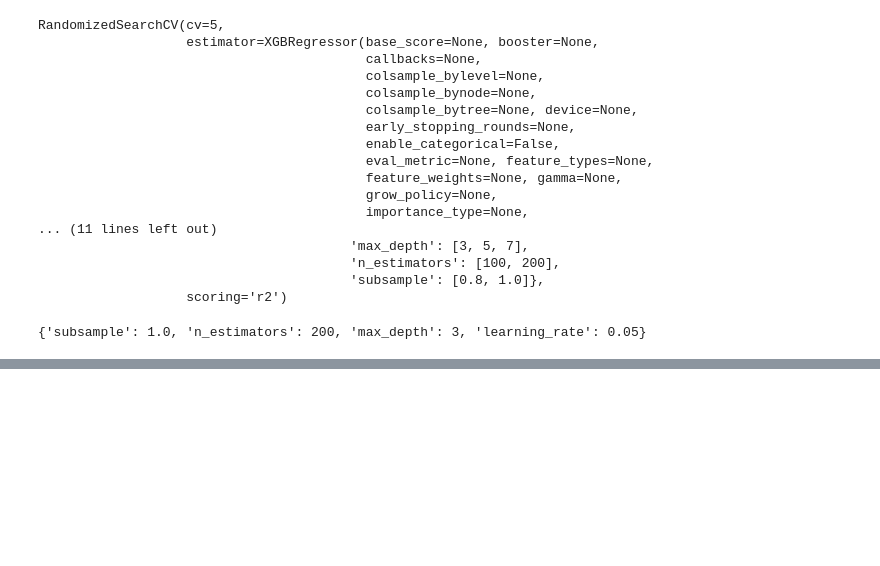
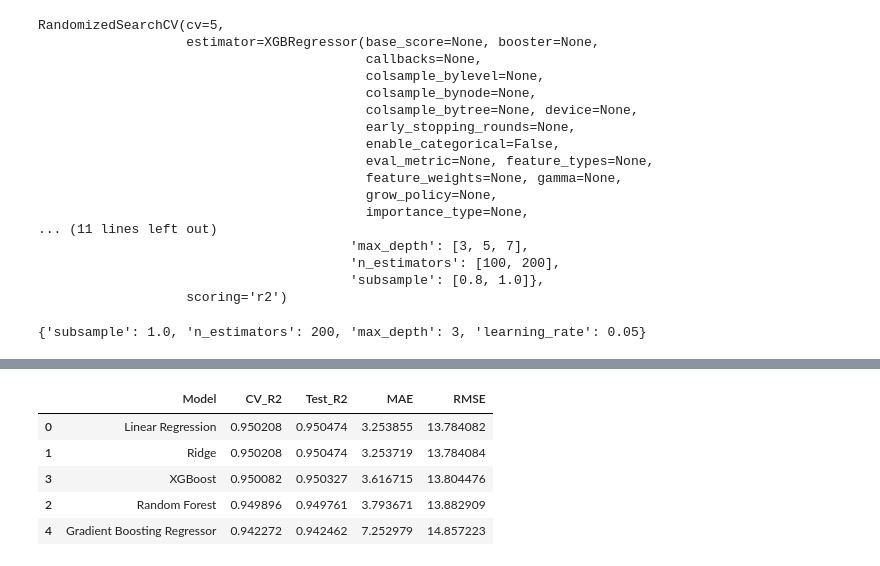
Before and after one commit to Frierensama/Content_Monetization_Modeler, a Jupyter notebook: Notebooks/FE_and_model_creation.ipynb, the cells around one changed output, grey strips where cells are left out. Drawn from its saved outputs; the diff is of its cells as text; code cells hidden in the pictures; blank space fills up the shorter version.

```diff
--- a/Notebooks/FE_and_model_creation.ipynb
+++ b/Notebooks/FE_and_model_creation.ipynb
@@ -156,14 +154,6 @@ AttributeError: 'list' object has no attribute 'appedn'
 # %%
 results.append(['Random Forest' ,rf_cv ,rf_r2 ,rf_mae ,rf_rmse])
 # %%
-# gbr = GradientBoostingRegressor(random_state=61)
+gbr = GradientBoostingRegressor(n_estimators=50, learning_rate=0.05, max_depth = 4, random_state=61)
 
-# gbr_params = {
-#     'n_estimators':[100,200],
-#     'learning_rate':[0.01,0.05,0.1],
-#     'max_depth':[3,4,5]
-# }
-
-# gbr_search = RandomizedSearchCV(gbr, param_distributions= gbr_params, n_iter= 10, cv=5, scoring='r2', n_jobs=-1)
-
-# gbr_search.fit(X_train_scaled, y_train)
+gbr.fit(X_train_scaled, y_train)
@@ -172,10 +163,8 @@ gbr_search.best_params_
 # %%
-best_gbr = GradientBoostingRegressor('n_estimators'=, 'learning_rate'=,'max_depth'=,random_state=61)
-
-gbr_cv = cv_r2(best_gbr, X_train_scaled, y_train)
-gbr_r2, gbr_mae, gbr_rmse = evaluate(best_gbr, X_test_scaled, y_test)
-
-results.appedn(['Gradient Boosting Regressor' ,gbr_cv ,gbr_r2 ,gbr_mae ,gbr_rmse])
+gbr_cv = cv_r2(gbr, X_train_scaled, y_train)
+gbr_r2, gbr_mae, gbr_rmse = evaluate(gbr, X_test_scaled, y_test)
+# %%
+results.append(['Gradient Boosting Regressor' ,gbr_cv ,gbr_r2 ,gbr_mae ,gbr_rmse])
 # %%
 xgb = XGBRegressor(random_state=61, objective='reg:squarederror')
 
@@ -255,3 +241,14 @@ with open('best_rf', 'wb') as f:
 # %%
 with open('best_xgb', 'wb') as f:
     pk.dump(best_xgb, f)
+# %%
+model_comparision = pd.DataFrame(results, columns=['Model','CV_R2','Test_R2','MAE','RMSE'])
+
+model_comparision.sort_values(by='Test_R2', ascending=False)
+# %% [output]
+|  | Model | CV_R2 | Test_R2 | MAE | RMSE |
+| 0 | Linear Regression | 0.950208 | 0.950474 | 3.253855 | 13.784082 |
+| 1 | Ridge | 0.950208 | 0.950474 | 3.253719 | 13.784084 |
+| 3 | XGBoost | 0.950082 | 0.950327 | 3.616715 | 13.804476 |
+| 2 | Random Forest | 0.949896 | 0.949761 | 3.793671 | 13.882909 |
+| 4 | Gradient Boosting Regressor | 0.942272 | 0.942462 | 7.252979 | 14.857223 |
```
Also changed, not shown: parts of 7 cells of this notebook.
